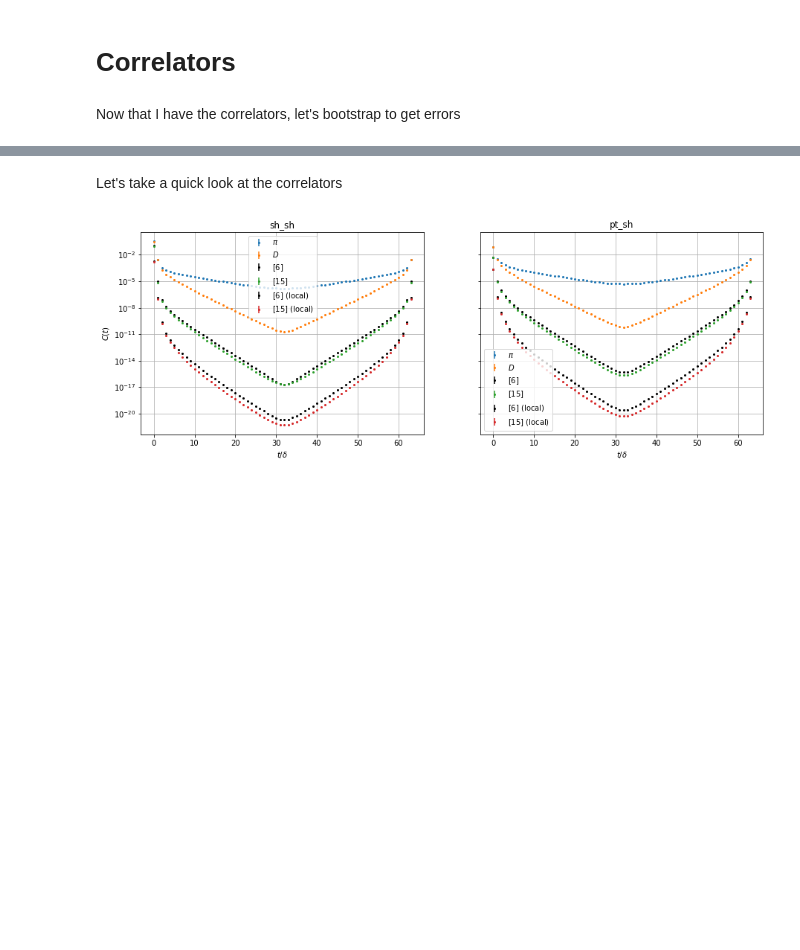
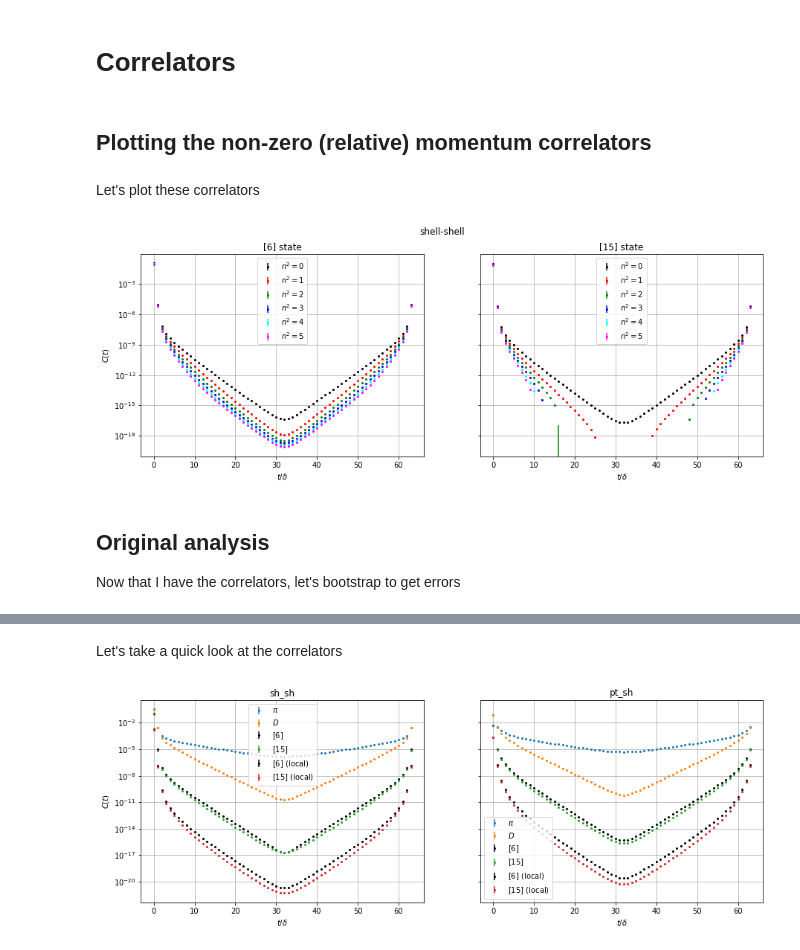
Before and after one commit to luutom/su3, a Jupyter notebook: notebooks/matrixProny.ipynb, the cells around one changed output, grey strips where cells are left out. Drawn from its saved outputs; the diff is of its cells as text; code cells hidden in the pictures; blank space fills up the shorter version.

Commit message:
added logic to make non-zero (relative) momentum correlators

```diff
--- a/notebooks/matrixProny.ipynb
+++ b/notebooks/matrixProny.ipynb
@@ -37,2 +39,18 @@ print("# of configurations = ",numCfg)
+# %%
+with h5.File('./correlators_Nrel.h5', 'r') as h5f:
+    r6_N0_sh = h5f[f"beta{beta}/ms{ms}/mc{mc}/nx{nx}/nt{nt}/SHELL_SHELL/N0/r6_g15g15"][()]     # 6 rep.
+    r15_N0_sh = h5f[f"beta{beta}/ms{ms}/mc{mc}/nx{nx}/nt{nt}/SHELL_SHELL/N0/r15_g15g15"][()]   # 15 rep.
+    r6_N1_sh = h5f[f"beta{beta}/ms{ms}/mc{mc}/nx{nx}/nt{nt}/SHELL_SHELL/N1/r6_g15g15"][()]     # 6 rep.
+    r15_N1_sh = h5f[f"beta{beta}/ms{ms}/mc{mc}/nx{nx}/nt{nt}/SHELL_SHELL/N1/r15_g15g15"][()]   # 15 rep.
+    r6_N2_sh = h5f[f"beta{beta}/ms{ms}/mc{mc}/nx{nx}/nt{nt}/SHELL_SHELL/N2/r6_g15g15"][()]     # 6 rep.
+    r15_N2_sh = h5f[f"beta{beta}/ms{ms}/mc{mc}/nx{nx}/nt{nt}/SHELL_SHELL/N2/r15_g15g15"][()]   # 15 rep.
+    r6_N3_sh = h5f[f"beta{beta}/ms{ms}/mc{mc}/nx{nx}/nt{nt}/SHELL_SHELL/N3/r6_g15g15"][()]     # 6 rep.
+    r15_N3_sh = h5f[f"beta{beta}/ms{ms}/mc{mc}/nx{nx}/nt{nt}/SHELL_SHELL/N3/r15_g15g15"][()]   # 15 rep.
+    r6_N4_sh = h5f[f"beta{beta}/ms{ms}/mc{mc}/nx{nx}/nt{nt}/SHELL_SHELL/N4/r6_g15g15"][()]     # 6 rep.
+    r15_N4_sh = h5f[f"beta{beta}/ms{ms}/mc{mc}/nx{nx}/nt{nt}/SHELL_SHELL/N4/r15_g15g15"][()]   # 15 rep.
+    r6_N5_sh = h5f[f"beta{beta}/ms{ms}/mc{mc}/nx{nx}/nt{nt}/SHELL_SHELL/N5/r6_g15g15"][()]     # 6 rep.
+    r15_N5_sh = h5f[f"beta{beta}/ms{ms}/mc{mc}/nx{nx}/nt{nt}/SHELL_SHELL/N5/r15_g15g15"][()]   # 15 rep.
 # %% [markdown]
 # Correlators
+# %% [markdown]
+## Plotting the non-zero (relative) momentum correlators
@@ -39,4 +107,41 @@ print("# of configurations = ",numCfg)
+# %% [markdown]
+Let's plot these correlators
+# %%
+fig, axs = plt.subplots(nrows=1, ncols=2, sharey=True,figsize=(15,5))
+ax = axs[0]
+ax.errorbar([t for t in range(nt)], np.real(r6_N0_avg),yerr=Rerr_r6_N0_sh , fmt='ko', markersize='2',label=r'$n^2=0$')
+ax.errorbar([t for t in range(nt)], np.real(r6_N1_avg),yerr=Rerr_r6_N1_sh , fmt='ro', markersize='2',label=r'$n^2=1$')
+ax.errorbar([t for t in range(nt)], np.real(r6_N2_avg),yerr=Rerr_r6_N2_sh , fmt='go', markersize='2',label=r'$n^2=2$')
+ax.errorbar([t for t in range(nt)], np.real(r6_N3_avg),yerr=Rerr_r6_N3_sh , fmt='bo', markersize='2',label=r'$n^2=3$')
+ax.errorbar([t for t in range(nt)], np.real(r6_N4_avg),yerr=Rerr_r6_N4_sh , fmt='o', color='cyan', markersize='2',label=r'$n^2=4$')
+ax.errorbar([t for t in range(nt)], np.real(r6_N5_avg),yerr=Rerr_r6_N5_sh , fmt='o', color='magenta',markersize='2',label=r'$n^2=5$')
+ax.set_yscale('log')
+ax.grid('True')
+ax.set_xlabel(r'$t/\delta$')
+ax.set_ylabel(r'$C(t)$')
+ax.set_title('[6] state')
+ax.legend(loc="best")
+
+ax = axs[1]
+ax.errorbar([t for t in range(nt)], np.real(r15_N0_avg),yerr=Rerr_r15_N0_sh , fmt='ko', markersize='2',label=r'$n^2=0$')
+ax.errorbar([t for t in range(nt)], np.real(r15_N1_avg),yerr=Rerr_r15_N1_sh , fmt='ro', markersize='2',label=r'$n^2=1$')
+ax.errorbar([t for t in range(nt)], np.real(r15_N2_avg),yerr=Rerr_r15_N2_sh , fmt='go', markersize='2',label=r'$n^2=2$')
+ax.errorbar([t for t in range(nt)], np.real(r15_N3_avg),yerr=Rerr_r15_N3_sh , fmt='bo', markersize='2',label=r'$n^2=3$')
+ax.errorbar([t for t in range(nt)], np.real(r15_N4_avg),yerr=Rerr_r15_N4_sh , fmt='o', color='cyan', markersize='2',label=r'$n^2=4$')
+ax.errorbar([t for t in range(nt)], np.real(r15_N5_avg),yerr=Rerr_r15_N5_sh , fmt='o', color='magenta',markersize='2',label=r'$n^2=5$')
+ax.set_yscale('log')
+ax.grid('True')
+ax.set_xlabel(r'$t/\delta$')
+ax.set_title('[15] state')
+ax.legend(loc='best')
+
+plt.suptitle('shell-shell');
+plt.savefig('correlators_Nrel.pdf')
+# %% [output]
+[figure, added]
 # %% [markdown]
+## Original analysis
+
 Now that I have the correlators, let's bootstrap to get errors
 # %%
 tau = np.array([t for t in range(64)])
```
Also changed, not shown: parts of 3 cells of this notebook.
